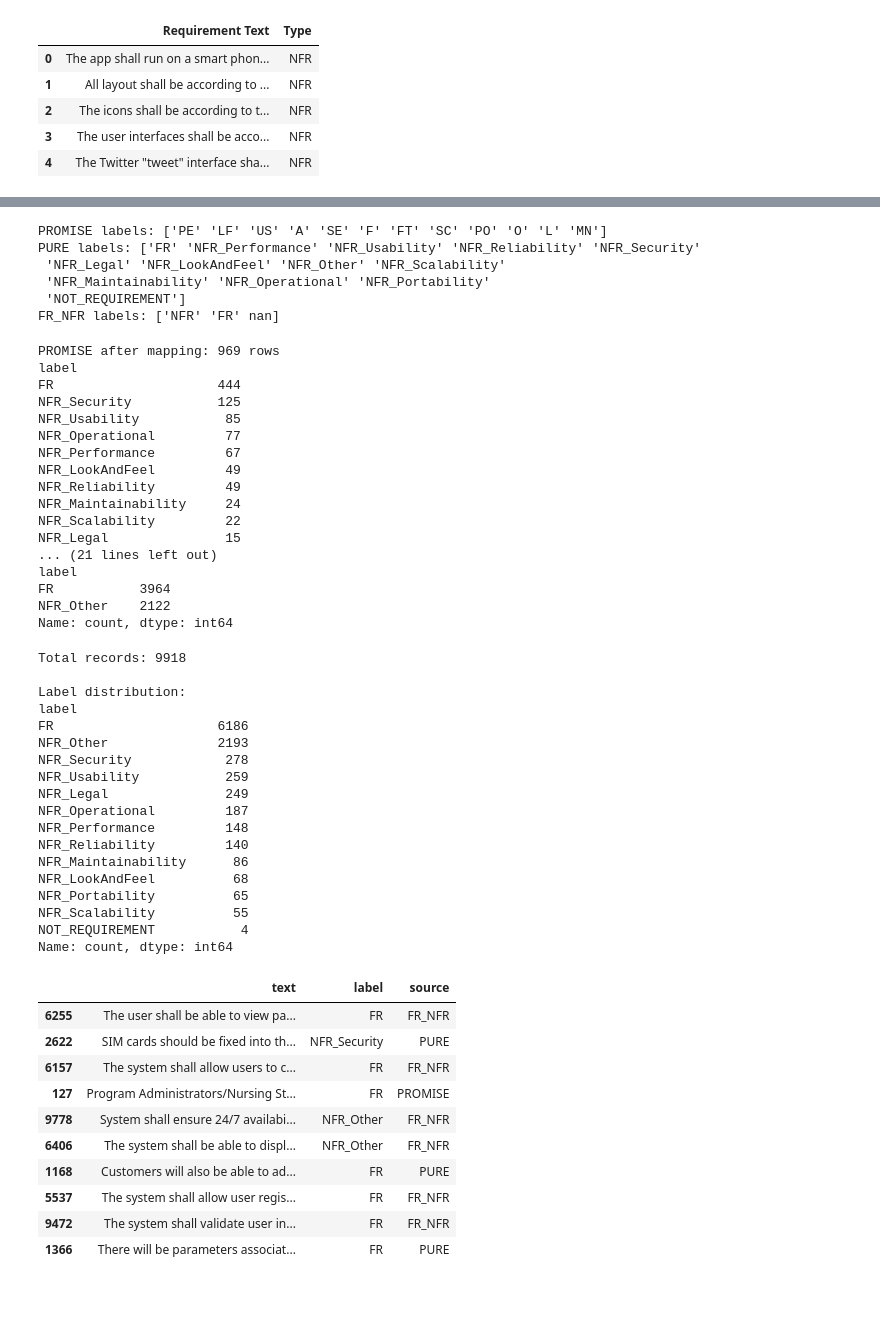
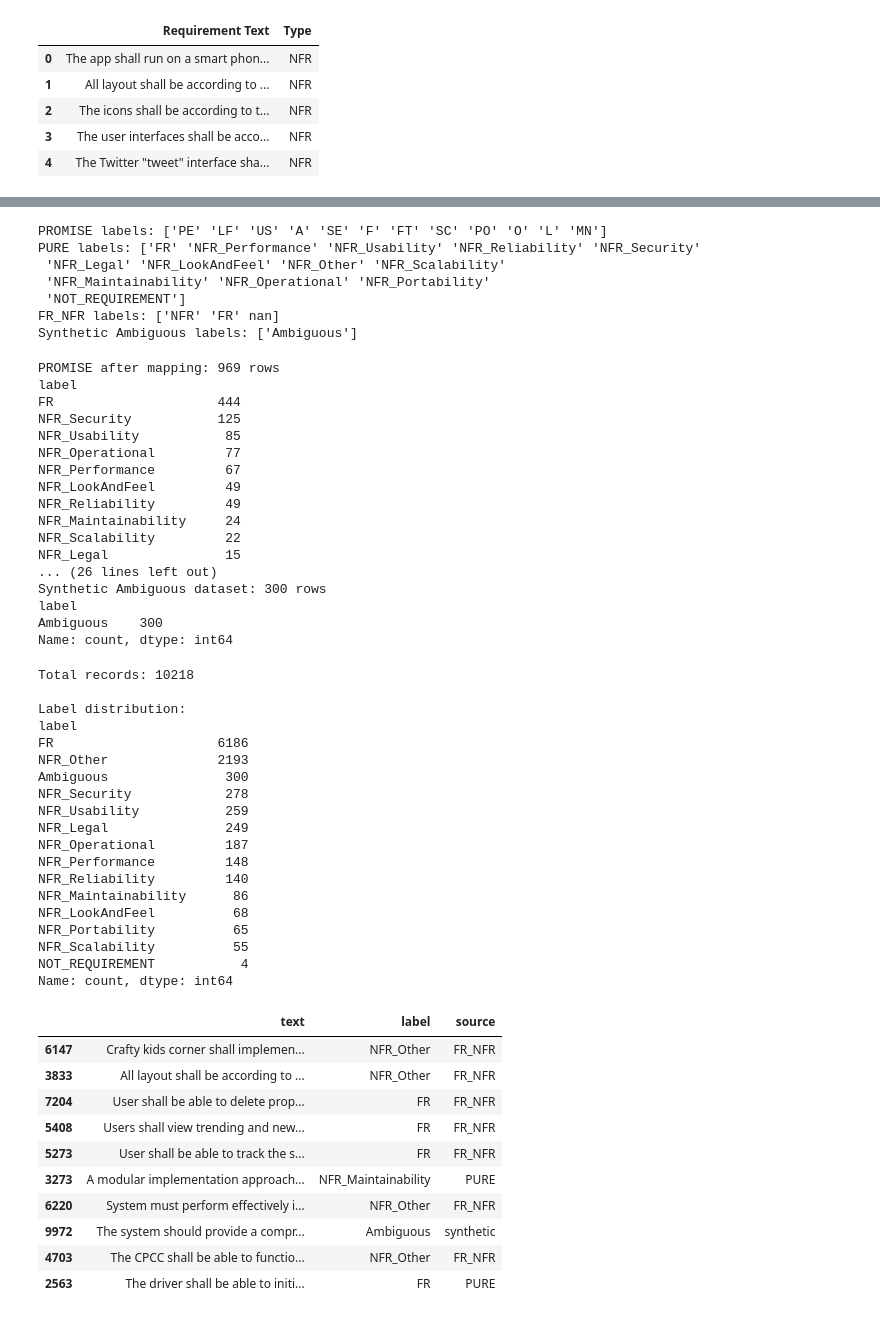
Before and after one commit to AlanW0320/requirements-elicitation-agent, a Jupyter notebook: notebooks/01_data_preprocessing.ipynb, the cells around one changed output, grey strips where cells are left out. Saved outputs shown, nothing was run; the diff lists cells and outputs as text; code cells hidden in the pictures.

```diff
--- a/notebooks/01_data_preprocessing.ipynb
+++ b/notebooks/01_data_preprocessing.ipynb
@@ -931,30 +1049,36 @@ Name: count, dtype: int64
 # %%
 # ---- Standardize PROMISE ----
-# Typical PROMISE columns: 'RequirementText', 'class'
 promise_clean = pd.DataFrame({
-    'text': promise_df['RequirementText'],  # change if your column name differs
-    'label': promise_df['_class_'],           # change if your column name differs
+    'text': promise_df['RequirementText'],
+    'label': promise_df['_class_'],
     'source': 'PROMISE'
 })
 
 # ---- Standardize PURE ----
-# Typical PURE columns may vary — inspect yours and adjust
 pure_clean = pd.DataFrame({
-    'text': pure_df['text'],          # adjust
-    'label': pure_df['label'],        # adjust
+    'text': pure_df['text'],
+    'label': pure_df['label'],
     'source': 'PURE'
 })
 
 # ---- Standardize FR_NFR ----
 fr_nfr_clean = pd.DataFrame({
-    'text': fr_nfr_df['Requirement Text'],   # adjust
-    'label': fr_nfr_df['Type'],  # adjust
+    'text': fr_nfr_df['Requirement Text'],
+    'label': fr_nfr_df['Type'],
     'source': 'FR_NFR'
+})
+
+# ---- Standardize Synthetic Ambiguous Dataset ----
+ambiguous_clean = pd.DataFrame({
+    'text': vague_df['text'],
+    'label': vague_df['label'],
+    'source': vague_df['source']
 })
 
 print("PROMISE labels:", promise_clean['label'].unique())
 print("PURE labels:", pure_clean['label'].unique())
 print("FR_NFR labels:", fr_nfr_clean['label'].unique())
+print("Synthetic Ambiguous labels:", ambiguous_clean['label'].unique())
 # %% [output]
 PROMISE labels: ['PE' 'LF' 'US' 'A' 'SE' 'F' 'FT' 'SC' 'PO' 'O' 'L' 'MN']
 PURE labels: ['FR' 'NFR_Performance' 'NFR_Usability' 'NFR_Reliability' 'NFR_Security'
@@ -962,9 +1086,9 @@ PURE labels: ['FR' 'NFR_Performance' 'NFR_Usability' 'NFR_Reliability' 'NFR_Secu
  'NFR_Maintainability' 'NFR_Operational' 'NFR_Portability'
  'NOT_REQUIREMENT']
 FR_NFR labels: ['NFR' 'FR' nan]
+Synthetic Ambiguous labels: ['Ambiguous']
 # %%
-# Define your master label mapping
-# Look at the unique labels printed above and map them here
+# Define master label mapping to unify all datasets under the same label set
 # ── PROMISE label mapping ─────────────────────────────────────────────────
 promise_label_mapping = {
     'F'  : 'FR',
@@ -1004,6 +1128,10 @@ fr_nfr_clean['label'] = fr_nfr_clean['label'].map(fr_nfr_label_mapping)
 fr_nfr_clean.dropna(subset=['label'], inplace=True)  # drops nan rows
 print(f"\nFR_NFR after mapping: {len(fr_nfr_clean)} rows")
 print(fr_nfr_clean['label'].value_counts())
+
+# ── Synthetic Ambiguous Dataset — already labeled as 'Ambiguous', skip mapping ──
+print(f"\nSynthetic Ambiguous dataset: {len(ambiguous_clean)} rows")
+print(ambiguous_clean['label'].value_counts())
 # %% [output]
 PROMISE after mapping: 969 rows
 label
@@ -1017,50 +1145,51 @@ NFR_Reliability         49
 NFR_Maintainability     24
 NFR_Scalability         22
 NFR_Legal               15
-... (21 lines left out)
+... (26 lines left out)
+Synthetic Ambiguous dataset: 300 rows
 label
-FR           3964
-NFR_Other    2122
+Ambiguous    300
 Name: count, dtype: int64
 # %%
 # Merge all into one master dataframe
-master_df = pd.concat([promise_clean, pure_clean, fr_nfr_clean], ignore_index=True)
+master_df = pd.concat([promise_clean, pure_clean, fr_nfr_clean, ambiguous_clean], ignore_index=True)
 
 print("Total records:", len(master_df))
 print("\nLabel distribution:")
 print(master_df['label'].value_counts())
 
 master_df.sample(10)  # inspect random samples
 # %% [output]
-Total records: 9918
+Total records: 10218
 
 Label distribution:
 label
 FR                     6186
 NFR_Other              2193
+Ambiguous               300
 NFR_Security            278
 NFR_Usability           259
 NFR_Legal               249
 NFR_Operational         187
 NFR_Performance         148
 NFR_Reliability         140
 NFR_Maintainability      86
 NFR_LookAndFeel          68
 NFR_Portability          65
 NFR_Scalability          55
 NOT_REQUIREMENT           4
 Name: count, dtype: int64
 |  | text | label | source |
-| 6255 | The user shall be able to view pa... | FR | FR_NFR |
-| 2622 | SIM cards should be fixed into th... | NFR_Security | PURE |
-| 6157 | The system shall allow users to c... | FR | FR_NFR |
-| 127 | Program Administrators/Nursing St... | FR | PROMISE |
-| 9778 | System shall ensure 24/7 availabi... | NFR_Other | FR_NFR |
-| 6406 | The system shall be able to displ... | NFR_Other | FR_NFR |
-| 1168 | Customers will also be able to ad... | FR | PURE |
-| 5537 | The system shall allow user regis... | FR | FR_NFR |
-| 9472 | The system shall validate user in... | FR | FR_NFR |
-| 1366 | There will be parameters associat... | FR | PURE |
+| 6147 | Crafty kids corner shall implemen... | NFR_Other | FR_NFR |
+| 3833 | All layout shall be according to ... | NFR_Other | FR_NFR |
+| 7204 | User shall be able to delete prop... | FR | FR_NFR |
+| 5408 | Users shall view trending and new... | FR | FR_NFR |
+| 5273 | User shall be able to track the s... | FR | FR_NFR |
+| 3273 | A modular implementation approach... | NFR_Maintainability | PURE |
+| 6220 | System must perform effectively i... | NFR_Other | FR_NFR |
+| 9972 | The system should provide a compr... | Ambiguous | synthetic |
+| 4703 | The CPCC shall be able to functio... | NFR_Other | FR_NFR |
+| 2563 | The driver shall be able to initi... | FR | PURE |
 # %%
 # Final Fixing & Balancing Steps
 # ── Fix 1: Remove NOT_REQUIREMENT rows ───────────────────────────────────
```
Also changed, not shown: parts of 4 cells of this notebook, 6 other files.
